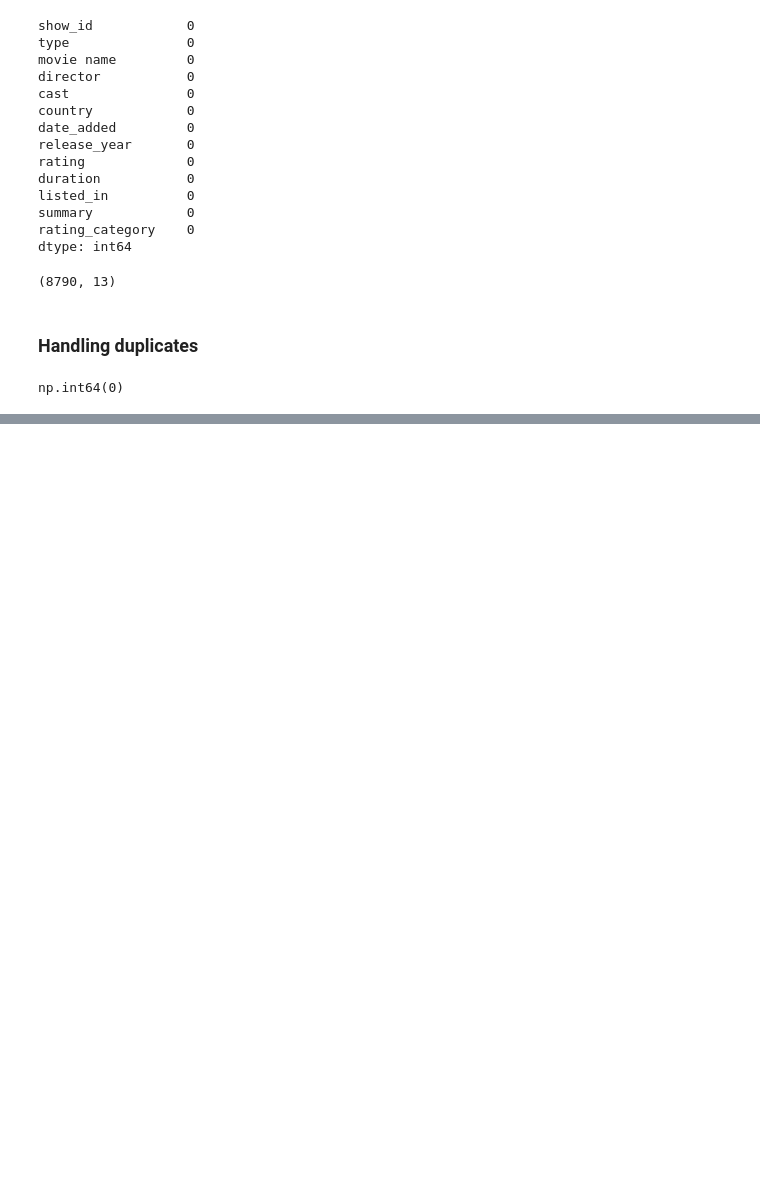
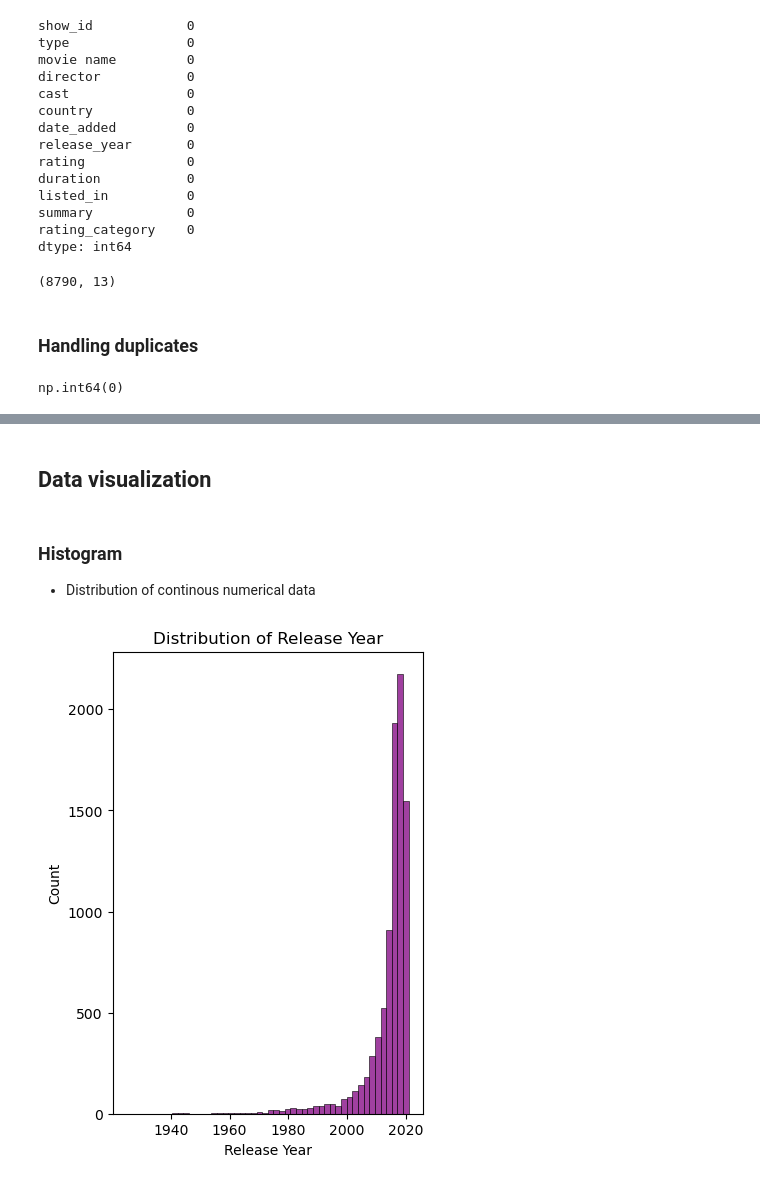
Before and after one commit to shamilvp10/Netflix-Data-Analysis, a Jupyter notebook: project.ipynb, the cells around one changed output, grey strips where cells are left out. Saved outputs shown, nothing was run; the diff lists cells and outputs as text; code cells hidden in the pictures; blank space fills up the shorter version.

Commit message:
data set cleaned and started visualization

```diff
--- a/project.ipynb
+++ b/project.ipynb
@@ -668,0 +815,2 @@ np.int64(0)
+# %%
+df_new=pd.read_csv("netflix_cleaned.csv")
@@ -668,0 +1010,6 @@ np.int64(0)
+# %% [markdown]
+## Data visualization
+# %% [markdown]
+### Histogram
+
+- Distribution of continous numerical data
@@ -668,0 +1019,8 @@ np.int64(0)
+# %%
+plt.figure(figsize=(4,6))
+sns.histplot(data=df_new,x="release_year",bins=50,color="purple")
+plt.title("Distribution of Release Year")
+plt.xlabel("Release Year")
+plt.show()
+# %% [output]
+[figure, added]
```
Also changed, not shown: parts of 49 cells of this notebook, 3 other files.
